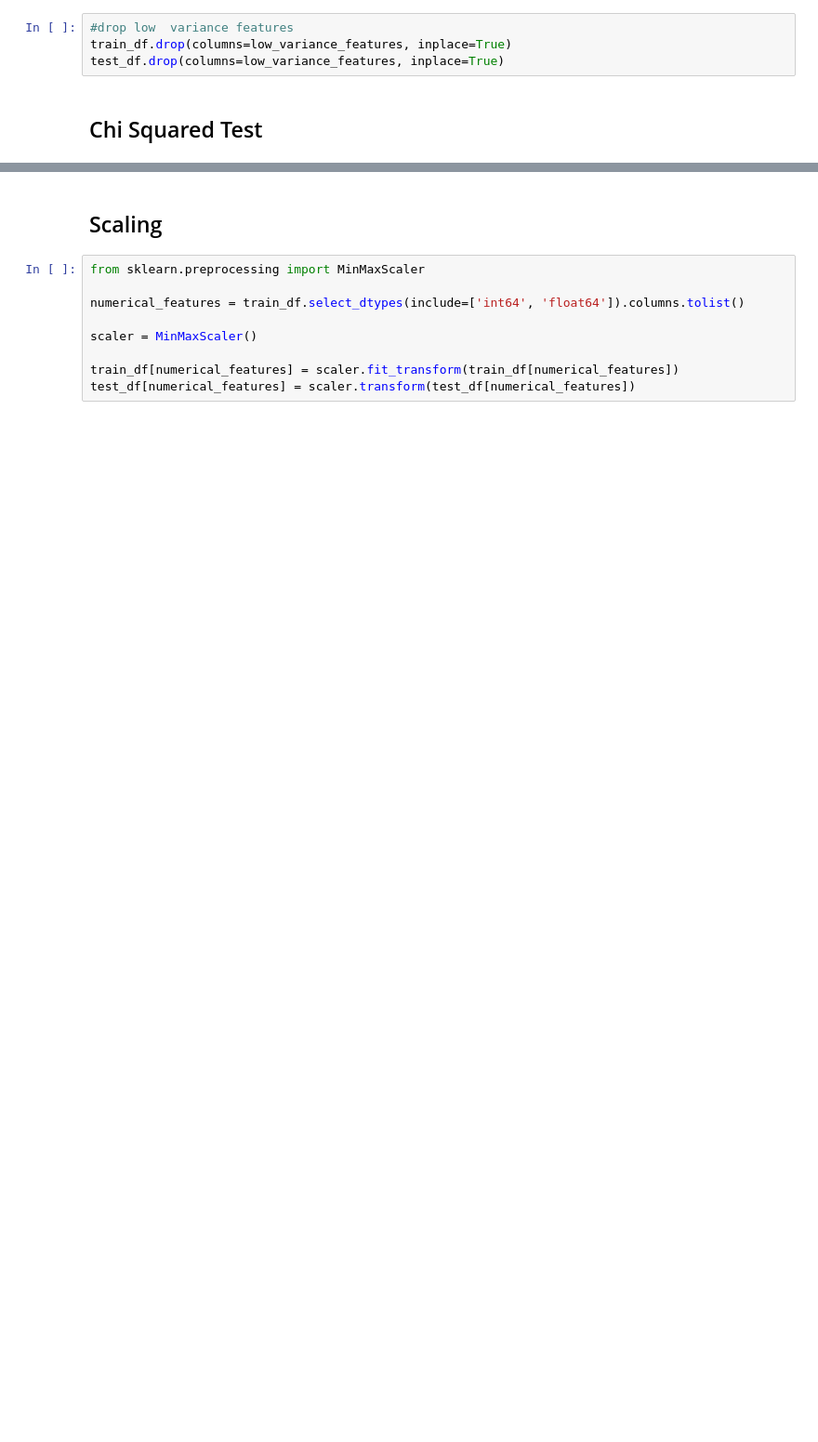
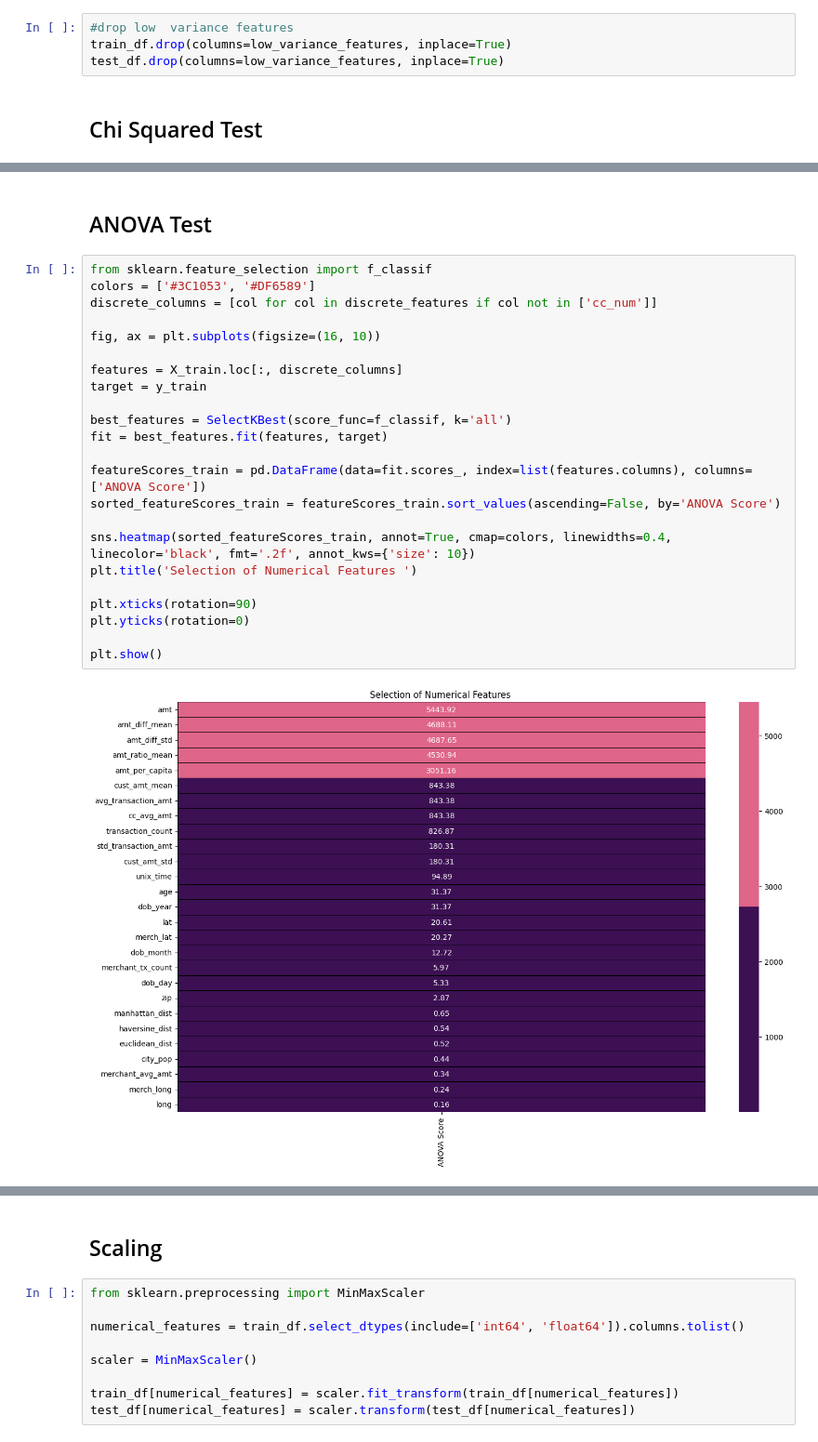
Before and after one commit to NadaManai/Credit-Card-Fraud-Detection, a Jupyter notebook: Data Cleaning.ipynb, the cells around one changed output, grey strips where cells are left out. Shown at 93% size. Saved outputs shown, nothing was run; the diff lists cells and outputs as text; blank space fills up the shorter version.

```diff
--- a/Data Cleaning.ipynb
+++ b/Data Cleaning.ipynb
@@ -792,0 +787,27 @@ NameError: name 'X_train' is not defined
+# %% [markdown]
+## ANOVA Test
+# %%
+from sklearn.feature_selection import f_classif
+colors = ['#3C1053', '#DF6589']
+discrete_columns = [col for col in discrete_features if col not in ['cc_num']]
+
+fig, ax = plt.subplots(figsize=(16, 10))
+
+features = X_train.loc[:, discrete_columns]
+target = y_train
+
+best_features = SelectKBest(score_func=f_classif, k='all')
+fit = best_features.fit(features, target)
+
+featureScores_train = pd.DataFrame(data=fit.scores_, index=list(features.columns), columns=['ANOVA Score'])
+sorted_featureScores_train = featureScores_train.sort_values(ascending=False, by='ANOVA Score')
+
+sns.heatmap(sorted_featureScores_train, annot=True, cmap=colors, linewidths=0.4, linecolor='black', fmt='.2f', annot_kws={'size': 10})
+plt.title('Selection of Numerical Features ')
+
+plt.xticks(rotation=90)
+plt.yticks(rotation=0)
+
+plt.show()
+# %% [output]
+[figure, added]
```
Also changed, not shown: parts of 15 cells of this notebook.
